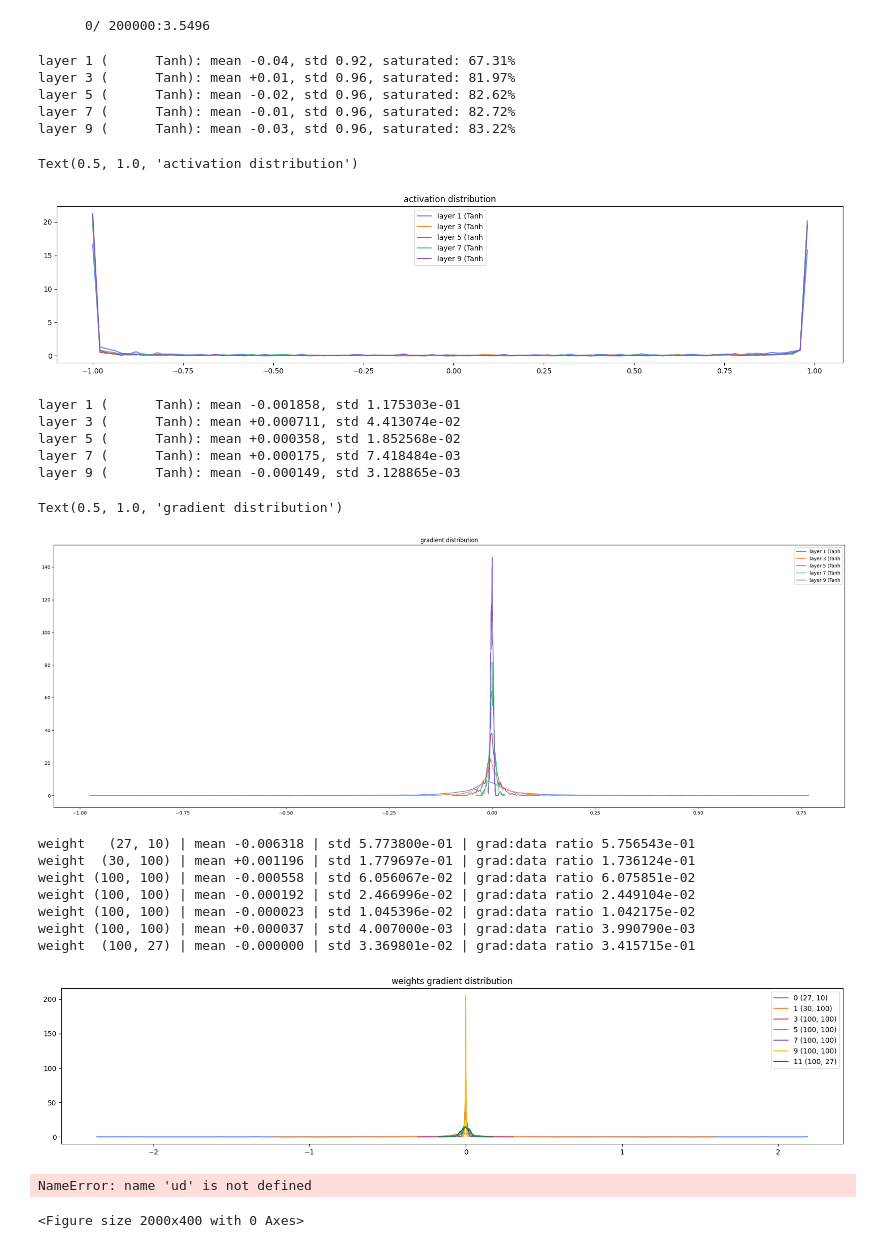
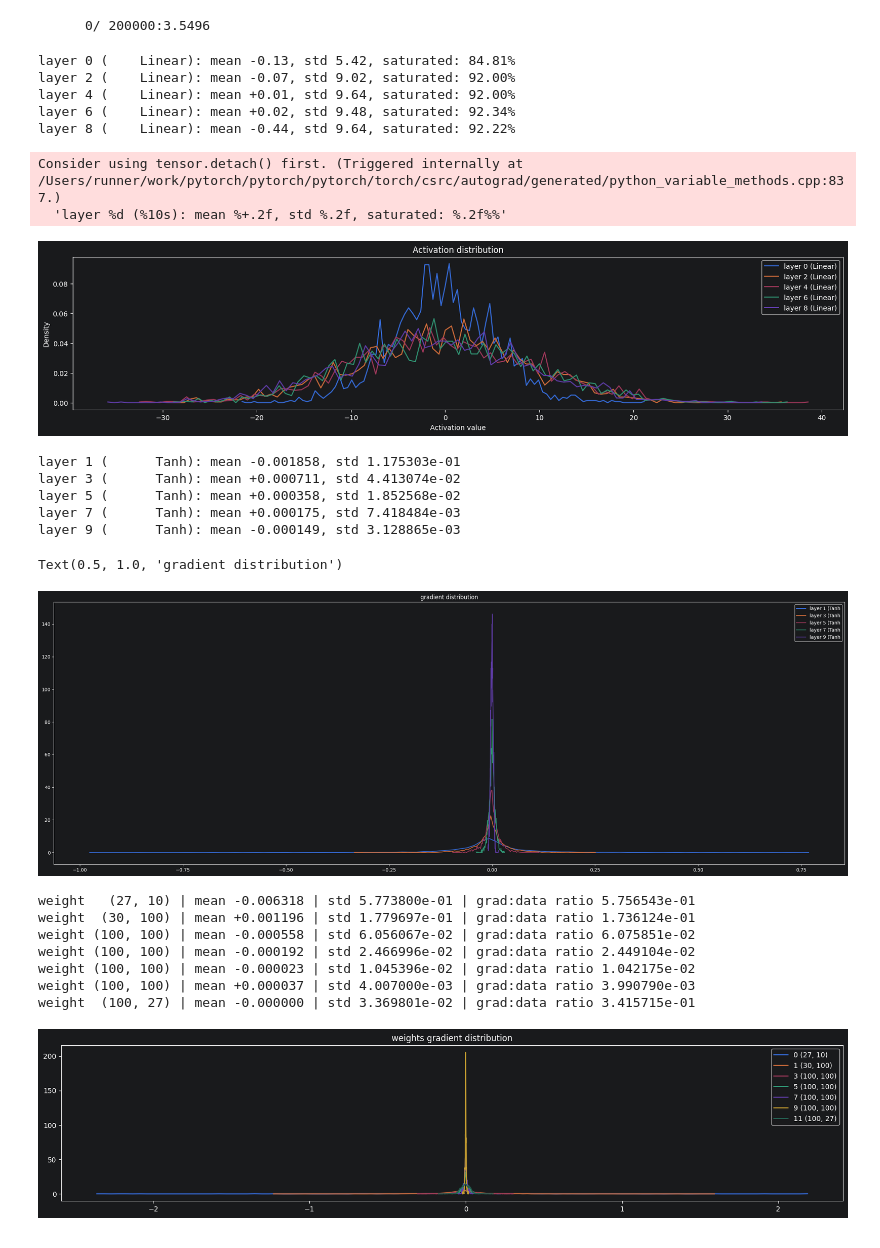
Before and after one commit to SvetoslavNikov/NN_intro, a Jupyter notebook: svetoslav_notebooks/ep4/makemore_part3.5_following_along.ipynb, the cells around one changed output. Drawn from its saved outputs; the diff is of its cells as text; code cells hidden in the pictures.

```diff
--- a/svetoslav_notebooks/ep4/makemore_part3.5_following_along.ipynb
+++ b/svetoslav_notebooks/ep4/makemore_part3.5_following_along.ipynb
@@ -217,26 +217,46 @@ for i in range(max_steps):
 # %% [output]
       0/ 200000:3.5496
 # %%
-# visualize histograms
-plt.figure(figsize=(20, 4)) # width and height of the plot
+# Visualize activation histograms
+plt.figure(figsize=(20, 4))  # Plot width and height
 legends = []
-for i, layer in enumerate(layers[:-1]): # note: exclude the output layer
-  if isinstance(layer, Tanh):
-    t = layer.out
-    print('layer %d (%10s): mean %+.2f, std %.2f, saturated: %.2f%%' % (i, layer.__class__.__name__, t.mean(), t.std(), (t.abs() > 0.97).float().mean()*100))
-    hy, hx = torch.histogram(t, density=True)
-    plt.plot(hx[:-1].detach(), hy.detach())
-    legends.append(f'layer {i} ({layer.__class__.__name__}')
-plt.legend(legends);
-plt.title('activation distribution')
+
+for i, layer in enumerate(layers[:-1]):  # Exclude the output layer
+    if isinstance(layer, Linear):
+        t = layer.out  # Activations produced by this Tanh layer
+
+        print(
+            'layer %d (%10s): mean %+.2f, std %.2f, saturated: %.2f%%'
+            % (
+                i,
+                layer.__class__.__name__,
+                t.mean(),
+                t.std(),
+                (t.abs() > 0.97).float().mean() * 100
+            )
+        )
+
+        # Calculate the activation histogram
+        hy, hx = torch.histogram(t, density=True)
+
+        # Plot the histogram
+        plt.plot(hx[:-1].detach(), hy.detach())
+        legends.append(f'layer {i} ({layer.__class__.__name__})')
+
+plt.legend(legends)
+plt.title('Activation distribution')
+plt.xlabel('Activation value')
+plt.ylabel('Density')
+plt.show()
 # %% [output]
-layer 1 (      Tanh): mean -0.04, std 0.92, saturated: 67.31%
-layer 3 (      Tanh): mean +0.01, std 0.96, saturated: 81.97%
-layer 5 (      Tanh): mean -0.02, std 0.96, saturated: 82.62%
-layer 7 (      Tanh): mean -0.01, std 0.96, saturated: 82.72%
-layer 9 (      Tanh): mean -0.03, std 0.96, saturated: 83.22%
+layer 0 (    Linear): mean -0.13, std 5.42, saturated: 84.81%
+layer 2 (    Linear): mean -0.07, std 9.02, saturated: 92.00%
+layer 4 (    Linear): mean +0.01, std 9.64, saturated: 92.00%
+layer 6 (    Linear): mean +0.02, std 9.48, saturated: 92.34%
+layer 8 (    Linear): mean -0.44, std 9.64, saturated: 92.22%
-Text(0.5, 1.0, 'activation distribution')
+Consider using tensor.detach() first. (Triggered internally at /Users/runner/work/pytorch/pytorch/pytorch/torch/csrc/autograd/generated/python_variable_methods.cpp:837.)
+  'layer %d (%10s): mean %+.2f, std %.2f, saturated: %.2f%%'
-[figure, old version]
+[figure, new version]
 # %%
 # visualize histograms
 plt.figure(figsize=(30, 10))  # width and height of the plot
@@ -257,7 +277,7 @@ layer 5 (      Tanh): mean +0.000358, std 1.852568e-02
 layer 7 (      Tanh): mean +0.000175, std 7.418484e-03
 layer 9 (      Tanh): mean -0.000149, std 3.128865e-03
 Text(0.5, 1.0, 'gradient distribution')
-[figure, old version]
+[figure, new version]
 # %%
 # visualize histograms
 plt.figure(figsize=(20, 4)) # width and height of the plot
@@ -279,19 +299,16 @@ weight (100, 100) | mean -0.000192 | std 2.466996e-02 | grad:data ratio 2.449104
 weight (100, 100) | mean -0.000023 | std 1.045396e-02 | grad:data ratio 1.042175e-02
 weight (100, 100) | mean +0.000037 | std 4.007000e-03 | grad:data ratio 3.990790e-03
 weight  (100, 27) | mean -0.000000 | std 3.369801e-02 | grad:data ratio 3.415715e-01
-[figure, old version]
+[figure, new version]
 # %%
-plt.figure(figsize=(20, 4))
-legends = []
-for i,p in enumerate(parameters):
-  if p.ndim == 2:
-    plt.plot([ud[j][i] for j in range(len(ud))])
-    legends.append('param %d' % i)
-plt.plot([0, len(ud)], [-3, -3], 'k') # these ratios should be ~1e-3, indicate on plot
-plt.legend(legends);
+# plt.figure(figsize=(20, 4))
+# legends = []
+# for i,p in enumerate(parameters):
+#   if p.ndim == 2:
+#     plt.plot([ud[j][i] for j in range(len(ud))])
+#     legends.append('param %d' % i)
+# plt.plot([0, len(ud)], [-3, -3], 'k') # these ratios should be ~1e-3, indicate on plot
+# plt.legend(legends);
-# %% [output]
-NameError: name 'ud' is not defined
-<Figure size 2000x400 with 0 Axes>
 # %%
 @torch.no_grad() # this decorator disables gradient tracking
 def split_loss(split):
```
Also changed, not shown: parts of 6 cells of this notebook, 4 other files.
